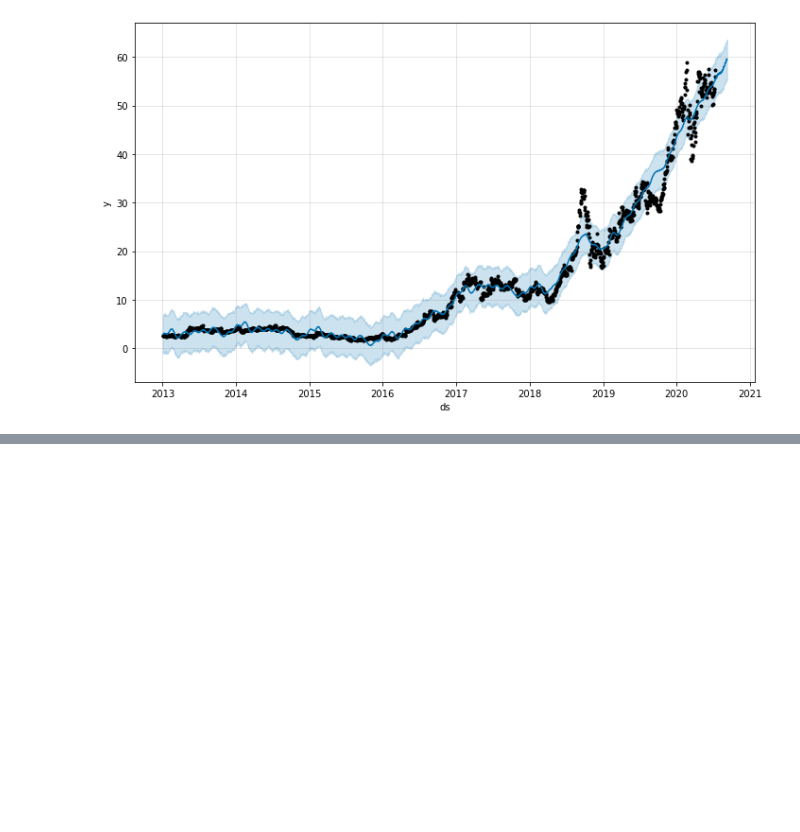
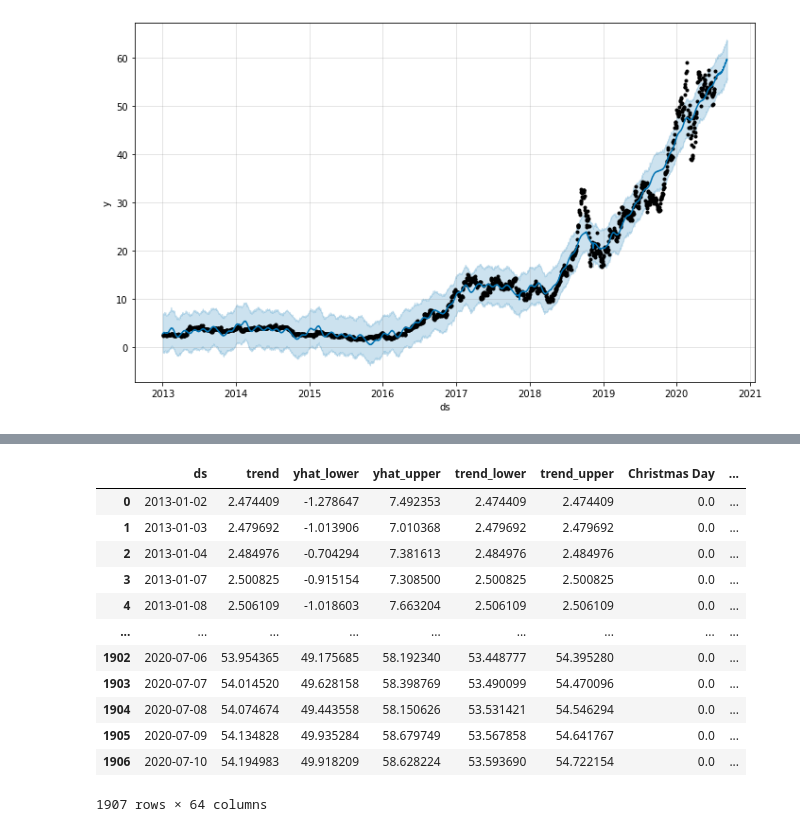
Before and after one commit to ewr2703/Python-and-R-Coding, a Jupyter notebook: Stock Prediction/AMD_Stock_Price_Prediction_FB_Prophet.ipynb, the cells around one changed output, grey strips where cells are left out. Cells and saved outputs as stored; diff of their text form; code cells hidden in the pictures; blank space fills up the shorter version.

```diff
--- a/Stock Prediction/AMD_Stock_Price_Prediction_FB_Prophet.ipynb
+++ b/Stock Prediction/AMD_Stock_Price_Prediction_FB_Prophet.ipynb
@@ -371,0 +332,16 @@ model.plot_components(forecast)
+# %%
+forecast_fd
+# %% [output]
+|  | ds | trend | yhat_lower | yhat_upper | trend_lower | trend_upper | Christmas Day | ... |
+| 0 | 2013-01-02 | 2.474409 | -1.278647 | 7.492353 | 2.474409 | 2.474409 | 0.0 | ... |
+| 1 | 2013-01-03 | 2.479692 | -1.013906 | 7.010368 | 2.479692 | 2.479692 | 0.0 | ... |
+| 2 | 2013-01-04 | 2.484976 | -0.704294 | 7.381613 | 2.484976 | 2.484976 | 0.0 | ... |
+| 3 | 2013-01-07 | 2.500825 | -0.915154 | 7.308500 | 2.500825 | 2.500825 | 0.0 | ... |
+| 4 | 2013-01-08 | 2.506109 | -1.018603 | 7.663204 | 2.506109 | 2.506109 | 0.0 | ... |
+| ... | ... | ... | ... | ... | ... | ... | ... | ... |
+| 1902 | 2020-07-06 | 53.954365 | 49.175685 | 58.192340 | 53.448777 | 54.395280 | 0.0 | ... |
+| 1903 | 2020-07-07 | 54.014520 | 49.628158 | 58.398769 | 53.490099 | 54.470096 | 0.0 | ... |
+| 1904 | 2020-07-08 | 54.074674 | 49.443558 | 58.150626 | 53.531421 | 54.546294 | 0.0 | ... |
+| 1905 | 2020-07-09 | 54.134828 | 49.935284 | 58.679749 | 53.567858 | 54.641767 | 0.0 | ... |
+| 1906 | 2020-07-10 | 54.194983 | 49.918209 | 58.628224 | 53.593690 | 54.722154 | 0.0 | ... |
+1907 rows × 64 columns
```
Also changed, not shown: parts of 28 cells of this notebook.
